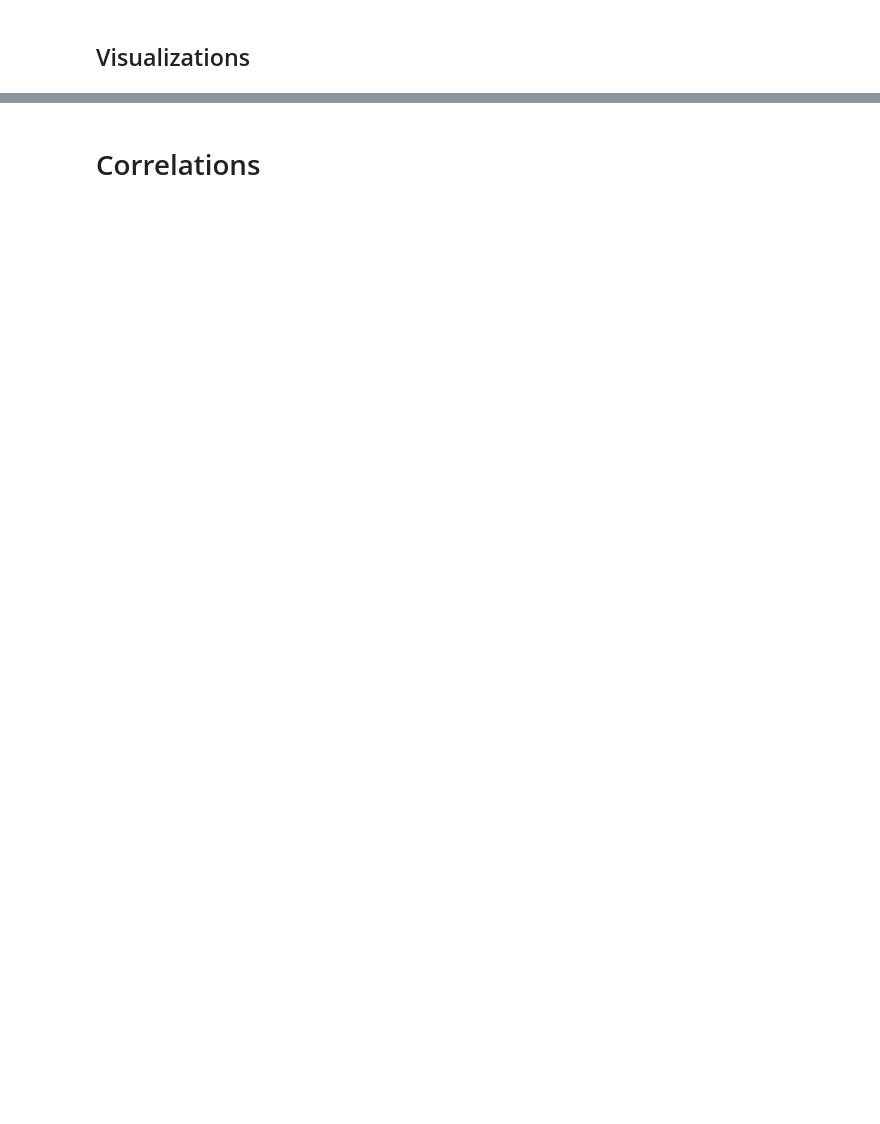
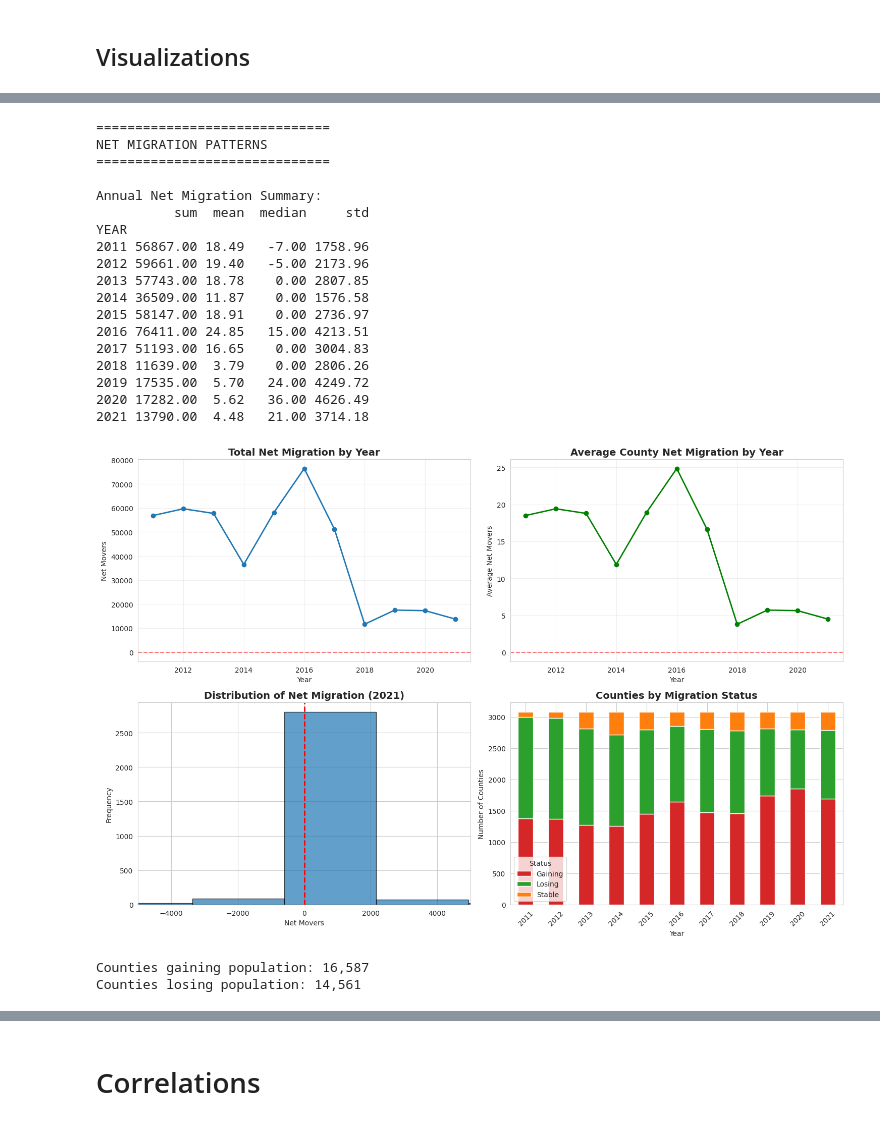
Before and after one commit to J-Nobull/ANNvsCNN, a Jupyter notebook: Migration_Capstone.ipynb, the cells around one changed output, grey strips where cells are left out. Cells and saved outputs as stored; diff of their text form; code cells hidden in the pictures; blank space fills up the shorter version.

```diff
--- a/Migration_Capstone.ipynb
+++ b/Migration_Capstone.ipynb
@@ -2545,0 +2479,79 @@ display(VOTE_VIF)
+# %%
+# Net migration trends
+print("="*30)
+print("NET MIGRATION PATTERNS")
+print("="*30)
+
+# Annual net migration
+annual_net = df.groupby('YEAR')['net_movers'].agg(['sum', 'mean', 'median', 'std'])
+print("\nAnnual Net Migration Summary:")
+print(annual_net)
+
+# Plot 1: National net migration over time
+fig, axes = plt.subplots(2, 2, figsize=(15, 10))
+
+# Total net migration by year
+axes[0, 0].plot(annual_net.index, annual_net['sum'], marker='o', linewidth=2)
+axes[0, 0].axhline(y=0, color='r', linestyle='--', alpha=0.5)
+axes[0, 0].set_title('Total Net Migration by Year', fontsize=14, fontweight='bold')
+axes[0, 0].set_xlabel('Year')
+axes[0, 0].set_ylabel('Net Movers')
+axes[0, 0].grid(True, alpha=0.3)
+
+# Average net migration by year
+axes[0, 1].plot(annual_net.index, annual_net['mean'], marker='o', linewidth=2, color='green')
+axes[0, 1].axhline(y=0, color='r', linestyle='--', alpha=0.5)
+axes[0, 1].set_title('Average County Net Migration by Year', fontsize=14, fontweight='bold')
+axes[0, 1].set_xlabel('Year')
+axes[0, 1].set_ylabel('Average Net Movers')
+axes[0, 1].grid(True, alpha=0.3)
+
+# Distribution of net migration (2021)
+df_2021 = df[df['YEAR'] == 2021]['net_movers'].dropna()
+axes[1, 0].hist(df_2021, bins=50, edgecolor='black', alpha=0.7)
+axes[1, 0].axvline(x=0, color='r', linestyle='--', linewidth=2)
+axes[1, 0].set_title('Distribution of Net Migration (2021)', fontsize=14, fontweight='bold')
+axes[1, 0].set_xlabel('Net Movers')
+axes[1, 0].set_ylabel('Frequency')
+axes[1, 0].set_xlim(-5000, 5000)
+
+# Winners vs Losers over time
+df['migration_status'] = df['net_movers'].apply(
+    lambda x: 'Gaining' if x > 0 else ('Losing' if x < 0 else 'Stable'))
+status_counts = df.groupby(['YEAR', 'migration_status']).size().unstack(fill_value=0)
+status_counts.plot(kind='bar', stacked=True, ax=axes[1, 1],
+                   color=['#d62728', '#2ca02c', '#ff7f0e'])
+axes[1, 1].set_title('Counties by Migration Status', fontsize=14, fontweight='bold')
+axes[1, 1].set_xlabel('Year')
+axes[1, 1].set_ylabel('Number of Counties')
+axes[1, 1].legend(title='Status')
+axes[1, 1].tick_params(axis='x', rotation=45)
+
+plt.tight_layout()
+plt.savefig('migration_patterns.png', dpi=300, bbox_inches='tight')
+plt.show()
+
+print(f"\nCounties gaining population: {(df['net_movers'] > 0).sum():,}")
+print(f"Counties losing population: {(df['net_movers'] < 0).sum():,}")
+# %% [output]
+==============================
+NET MIGRATION PATTERNS
+==============================
+
+Annual Net Migration Summary:
+          sum  mean  median     std
+YEAR
+2011 56867.00 18.49   -7.00 1758.96
+2012 59661.00 19.40   -5.00 2173.96
+2013 57743.00 18.78    0.00 2807.85
+2014 36509.00 11.87    0.00 1576.58
+2015 58147.00 18.91    0.00 2736.97
+2016 76411.00 24.85   15.00 4213.51
+2017 51193.00 16.65    0.00 3004.83
+2018 11639.00  3.79    0.00 2806.26
+2019 17535.00  5.70   24.00 4249.72
+2020 17282.00  5.62   36.00 4626.49
+2021 13790.00  4.48   21.00 3714.18
+[figure, added]
+Counties gaining population: 16,587
+Counties losing population: 14,561
```
Also changed, not shown: parts of 189 cells of this notebook.
